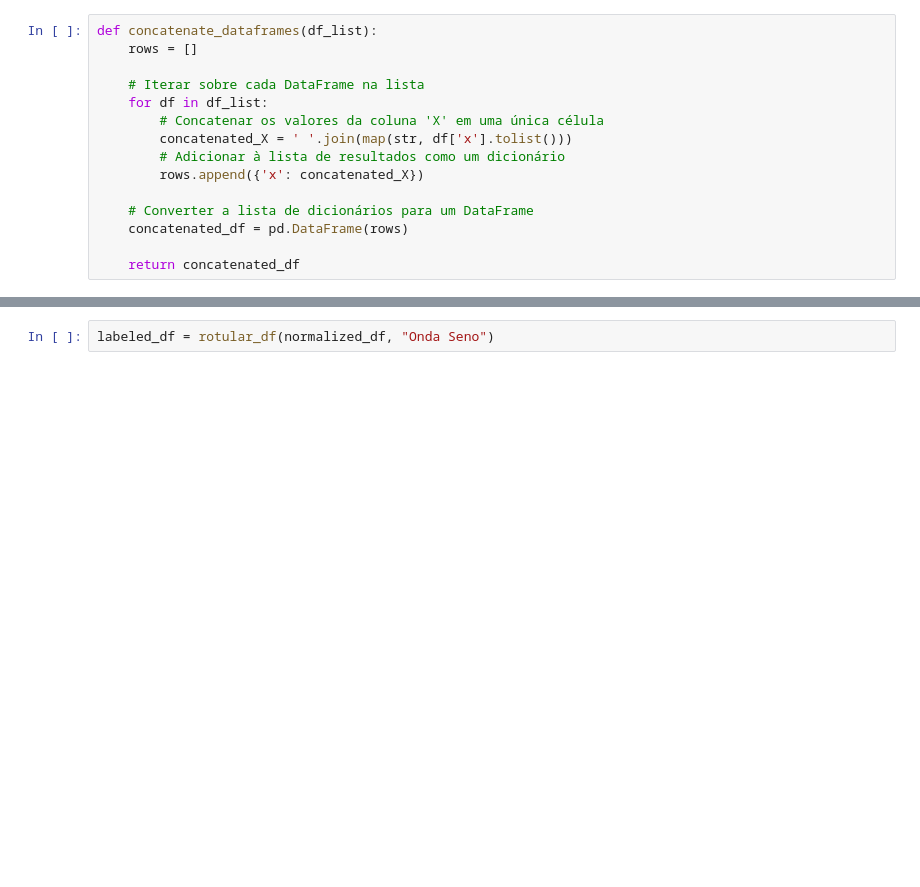
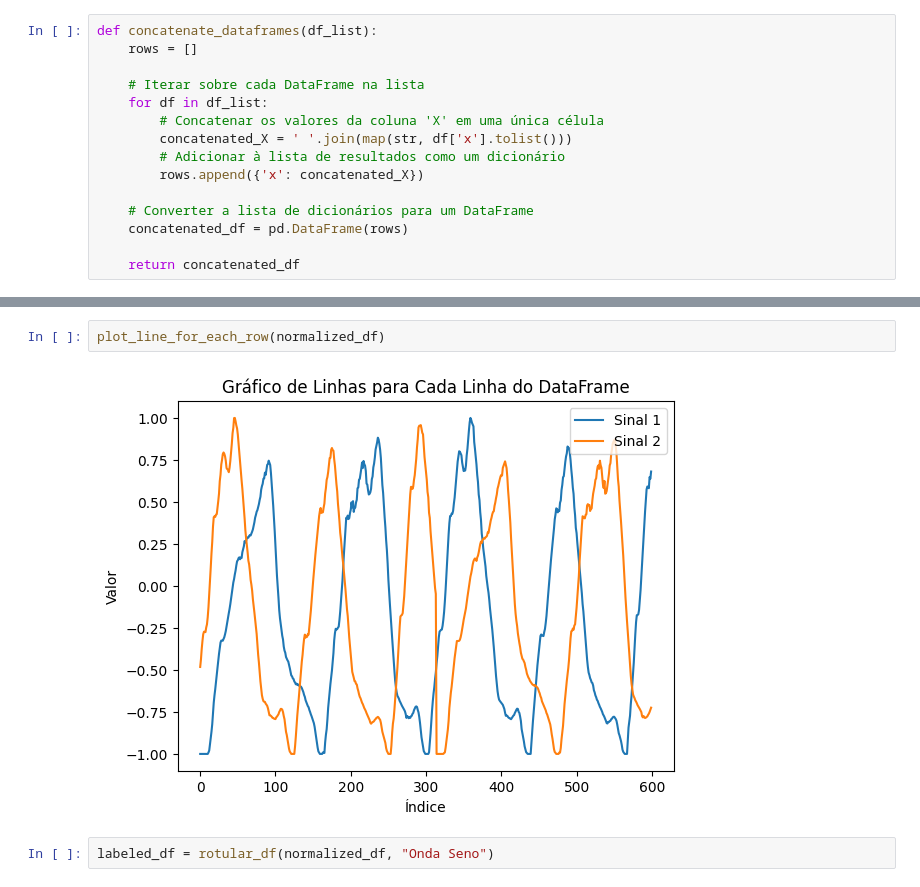
Before and after one commit to allanVvz/CSI-Can_Signal_Identifier, a Jupyter notebook: accelerationwaves.ipynb, the cells around one changed output, grey strips where cells are left out. Cells and saved outputs as stored; diff of their text form; blank space fills up the shorter version.

```diff
--- a/accelerationwaves.ipynb
+++ b/accelerationwaves.ipynb
@@ -312,2 +417,6 @@ See the caveats in the documentation: https://pandas.pydata.org/pandas-docs/stab
+# %%
+plot_line_for_each_row(normalized_df)
+# %% [output]
+[figure, added]
 # %%
 labeled_df = rotular_df(normalized_df, "Onda Seno")
```
Also changed, not shown: parts of 24 cells of this notebook, 3 other files.
